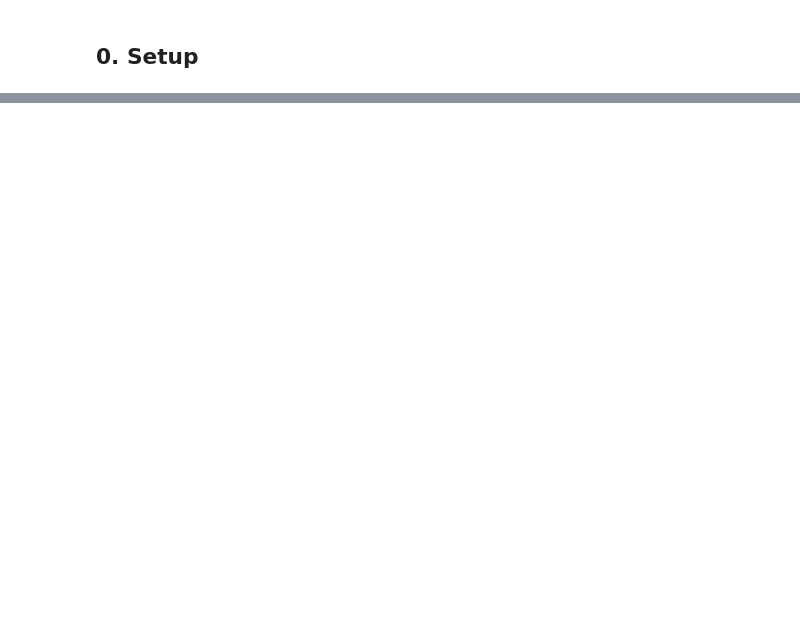
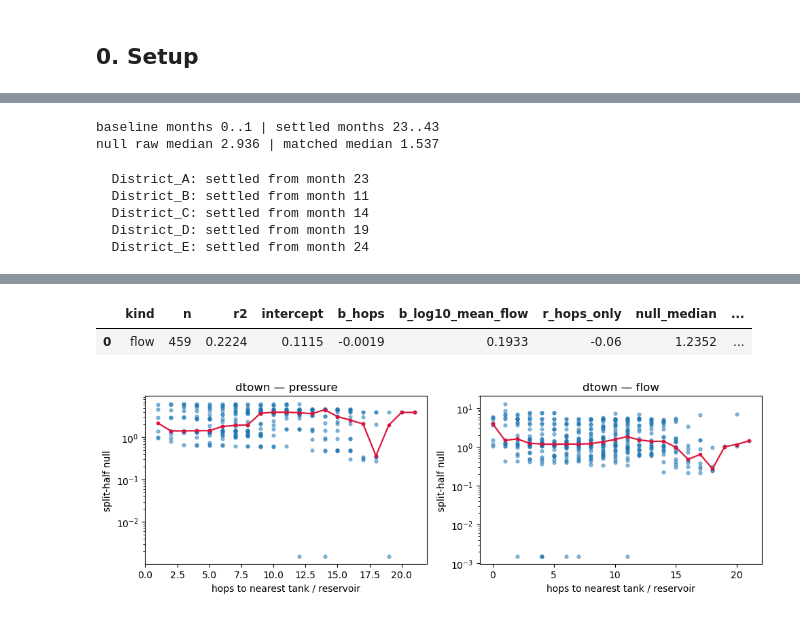
Before and after one commit to arthurhirez/FedCausal, a Jupyter notebook: notebooks/0_prospection/fedwater_lab/mixture_lab.ipynb, the cells around one changed output, grey strips where cells are left out. Drawn from its saved outputs; the diff is of its cells as text; code cells hidden in the pictures; blank space fills up the shorter version.

```diff
--- a/notebooks/0_prospection/fedwater_lab/mixture_lab.ipynb
+++ b/notebooks/0_prospection/fedwater_lab/mixture_lab.ipynb
@@ -557,0 +106,29 @@ checked against.
+# %%
+P0 = PROBES[tgts[0]]
+cand = sp.candidates(P0)
+lo0, hi0 = mp.baseline_window(P0); lo1, hi1 = mp.settled_window(P0)
+raw = mp.split_half_null(P0, cand)
+matched = mp.split_half_null(P0, cand, windows=((lo0, hi0), (lo1, hi1)))
+print(f"baseline months {lo0//P0.steps_month}..{hi0//P0.steps_month-1} | "
+      f"settled months {lo1//P0.steps_month}..{hi1//P0.steps_month-1}")
+print(f"null raw median {np.median(raw):.3f} | matched median {np.median(matched):.3f}")
+# %% [output]
+baseline months 0..1 | settled months 23..43
+null raw median 2.936 | matched median 1.537
+# %%
+RES = mp.build_mixture(PROBES, null_factor=NULL_FACTOR, core_purity=CORE_PURITY)
+
+NS = {k: mp.null_vs_storage(P0, RES, kind=k) for k in ("pressure", "flow")}
+for k, r in NS.items():
+    display(r["fit"] if r["fit"] is not None else r["note"])
+
+fig, axes = plt.subplots(1, 2, figsize=(10, 3.4))
+for ax, k in zip(axes, ("pressure", "flow")):
+    mp.plot_null_vs_storage(NS[k], ax=ax, label=f"{NETWORK} — {k}")
+plt.tight_layout(); plt.show()
+# %% [output]
+  District_A: settled from month 23
+  District_B: settled from month 11
+  District_C: settled from month 14
+  District_D: settled from month 19
+  District_E: settled from month 24
@@ -557,0 +137,3 @@ checked against.
+|  | kind | n | r2 | intercept | b_hops | b_log10_mean_flow | r_hops_only | null_median | ... |
+| 0 | flow | 459 | 0.2224 | 0.1115 | -0.0019 | 0.1933 | -0.06 | 1.2352 | ... |
+[figure, added]
```
Also changed, not shown: parts of 60 cells of this notebook, 3 other files.
